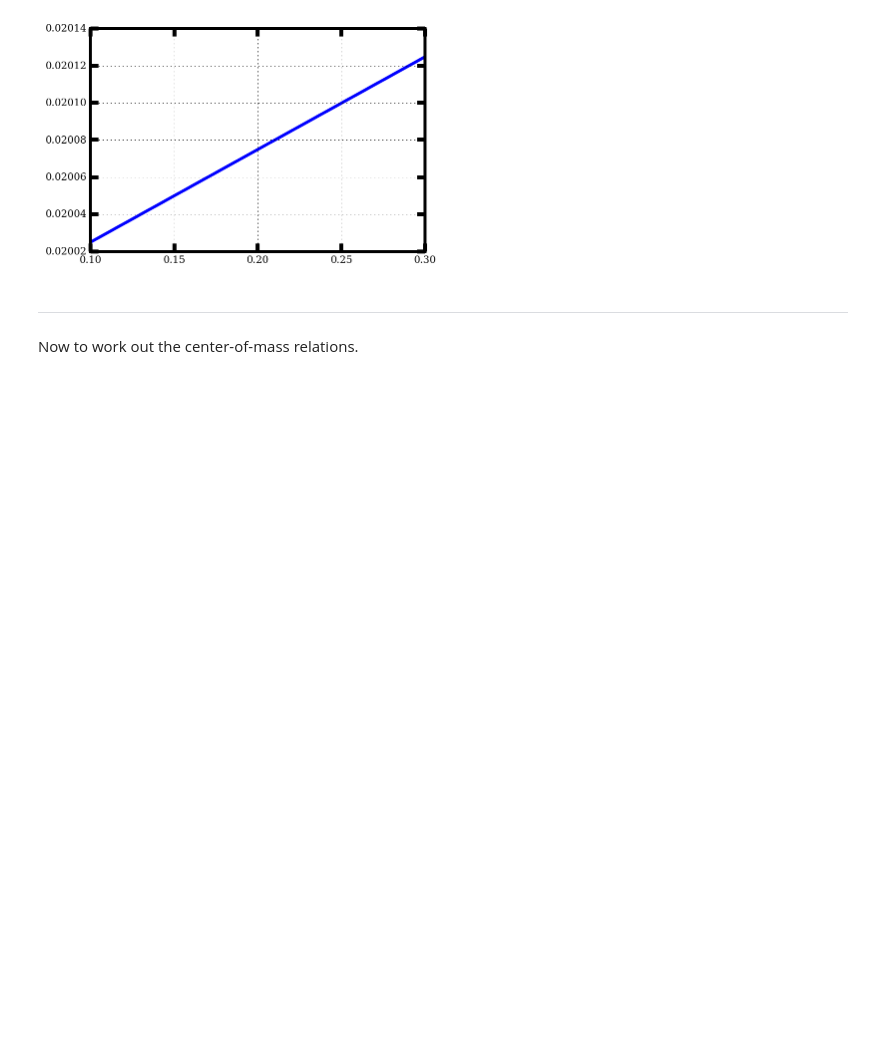
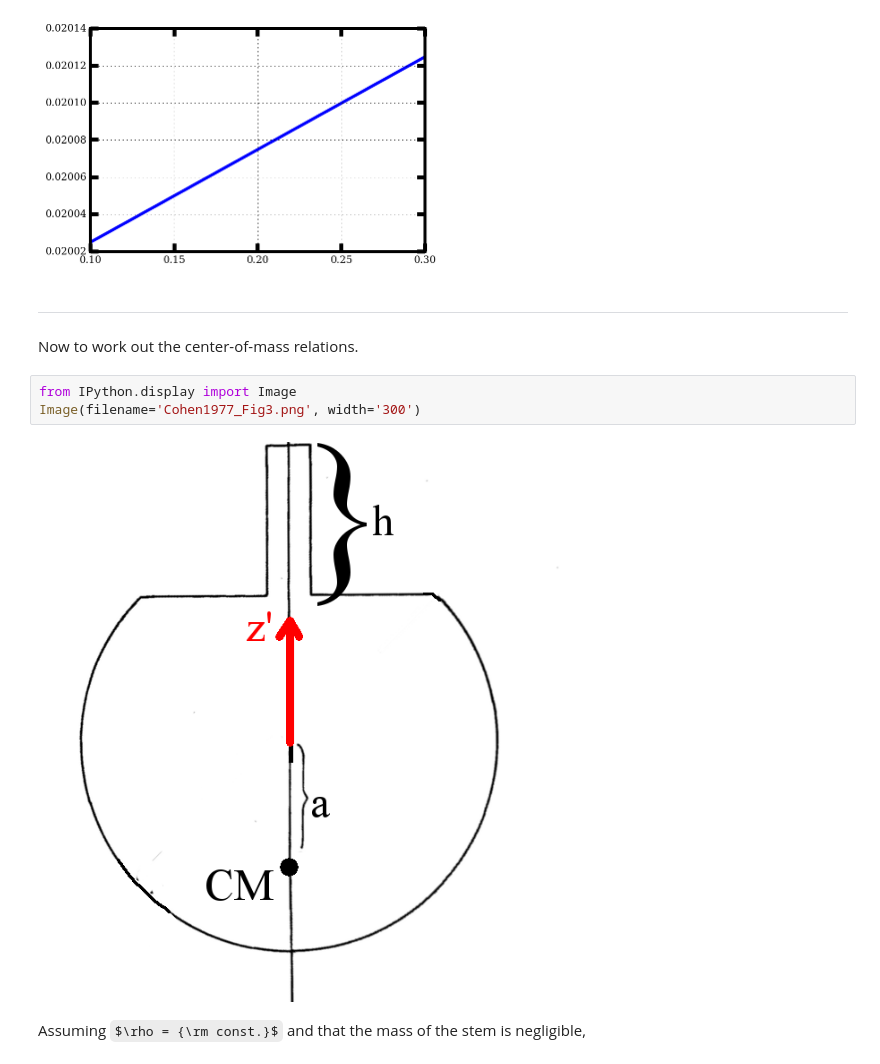
Before and after one commit to decaelus/tippe-top, a Jupyter notebook: Tippe Top Equations.ipynb, the cells around one changed output. Saved outputs shown, nothing was run; the diff lists cells and outputs as text; some formulas as TeX source; blank space fills up the shorter version.

```diff
--- a/Tippe Top Equations.ipynb
+++ b/Tippe Top Equations.ipynb
@@ -200,3 +211,10 @@ plt.plot(solution[:,0], solution[:,5])
 ---
 # %% [markdown]
 Now to work out the center-of-mass relations.
+# %%
+from IPython.display import Image
+Image(filename='Cohen1977_Fig3.png', width='300')
+# %% [output]
+[figure, added]
+# %% [markdown]
+Assuming $\rho = {\rm const.}$ and that the mass of the stem is negligible,
```
Also changed, not shown: parts of 5 cells of this notebook, 2 other files.
